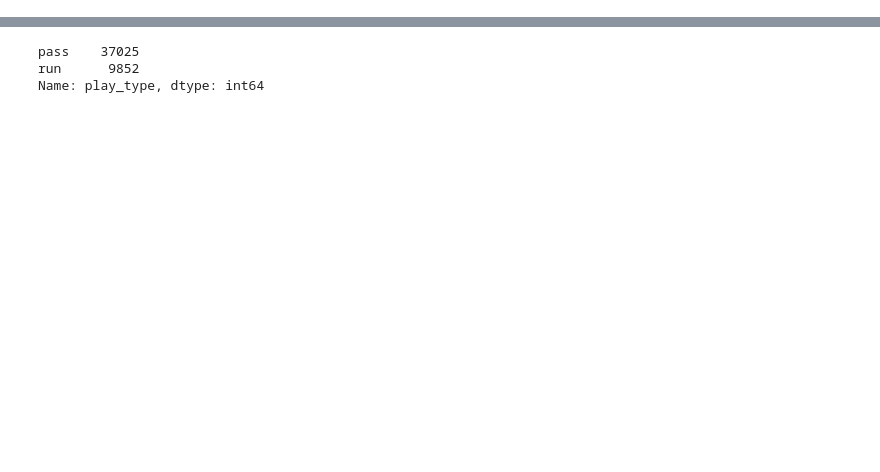
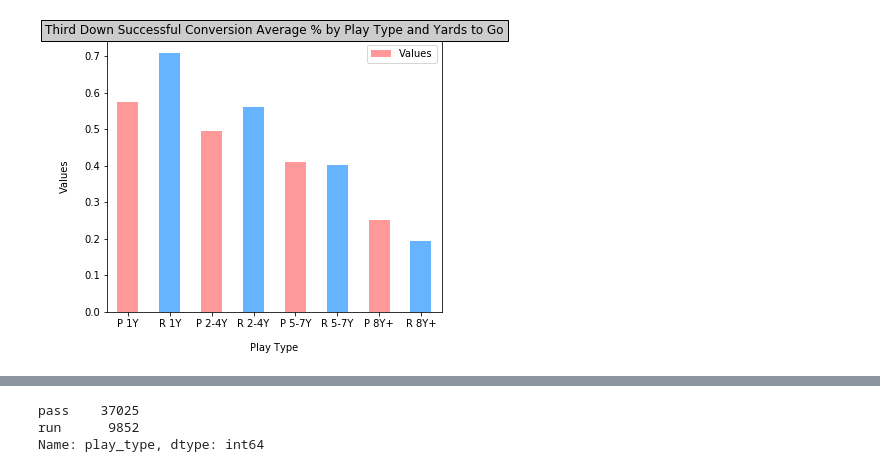
Before and after one commit to juliasweet/Final_Project, a Jupyter notebook: Prediction_Pass_vs_Run.ipynb, the cells around one changed output, grey strips where cells are left out. Drawn from its saved outputs; the diff is of its cells as text; code cells hidden in the pictures; blank space fills up the shorter version.

```diff
--- a/Prediction_Pass_vs_Run.ipynb
+++ b/Prediction_Pass_vs_Run.ipynb
@@ -44,0 +104,20 @@ Third_Down.head()
+# %%
+# Bar chart Play-Type Yards to Go
+
+colors = ['#ff9999','#66b3ff']
+pd.DataFrame({'Play Type':['P 1Y', 'R 1Y', 'P 2-4Y', 'R 2-4Y', 'P 5-7Y', 'R 5-7Y', 'P 8Y+', 'R 8Y+'],
+              'Values':[Third_Down[(Third_Down['play_type'] == 'pass') & (Third_Down['ydstogo']<2)]['third_down_converted'].mean(),
+                        Third_Down[(Third_Down['play_type'] == 'run') & (Third_Down['ydstogo']<2)]['third_down_converted'].mean(),
+                        Third_Down[(Third_Down['play_type'] == 'pass') & (Third_Down['ydstogo']>1) & (Third_Down['ydstogo']<5)]['third_down_converted'].mean(),
+                        Third_Down[(Third_Down['play_type'] == 'run') & (Third_Down['ydstogo']>1) & (Third_Down['ydstogo']<5)]['third_down_converted'].mean(),
+                        Third_Down[(Third_Down['play_type'] == 'pass') & (Third_Down['ydstogo']>4) & (Third_Down['ydstogo']<8)]['third_down_converted'].mean(),
+                        Third_Down[(Third_Down['play_type'] == 'run') & (Third_Down['ydstogo']>4) & (Third_Down['ydstogo']<8)]['third_down_converted'].mean(),
+                        Third_Down[(Third_Down['play_type'] == 'pass') & (Third_Down['ydstogo']>7)]['third_down_converted'].mean(),
+                        Third_Down[(Third_Down['play_type'] == 'run') & (Third_Down['ydstogo']>7)]['third_down_converted'].mean()]}).plot(kind='bar', x= 'Play Type', y='Values', figsize=(6,5), rot=0, colors= colors)
+plt.xlabel("Play Type", labelpad=14)
+plt.ylabel("Values", labelpad=14)
+plt.title("Third Down Successful Conversion Average % by Play Type and Yards to Go", bbox={'facecolor':'0.8', 'pad':4});
+
+plt.savefig('Successful Conversion Average % by Play Type and Yards to Go.png')
+# %% [output]
+[figure, added]
```
Also changed, not shown: parts of 60 cells of this notebook, 12 other files.
